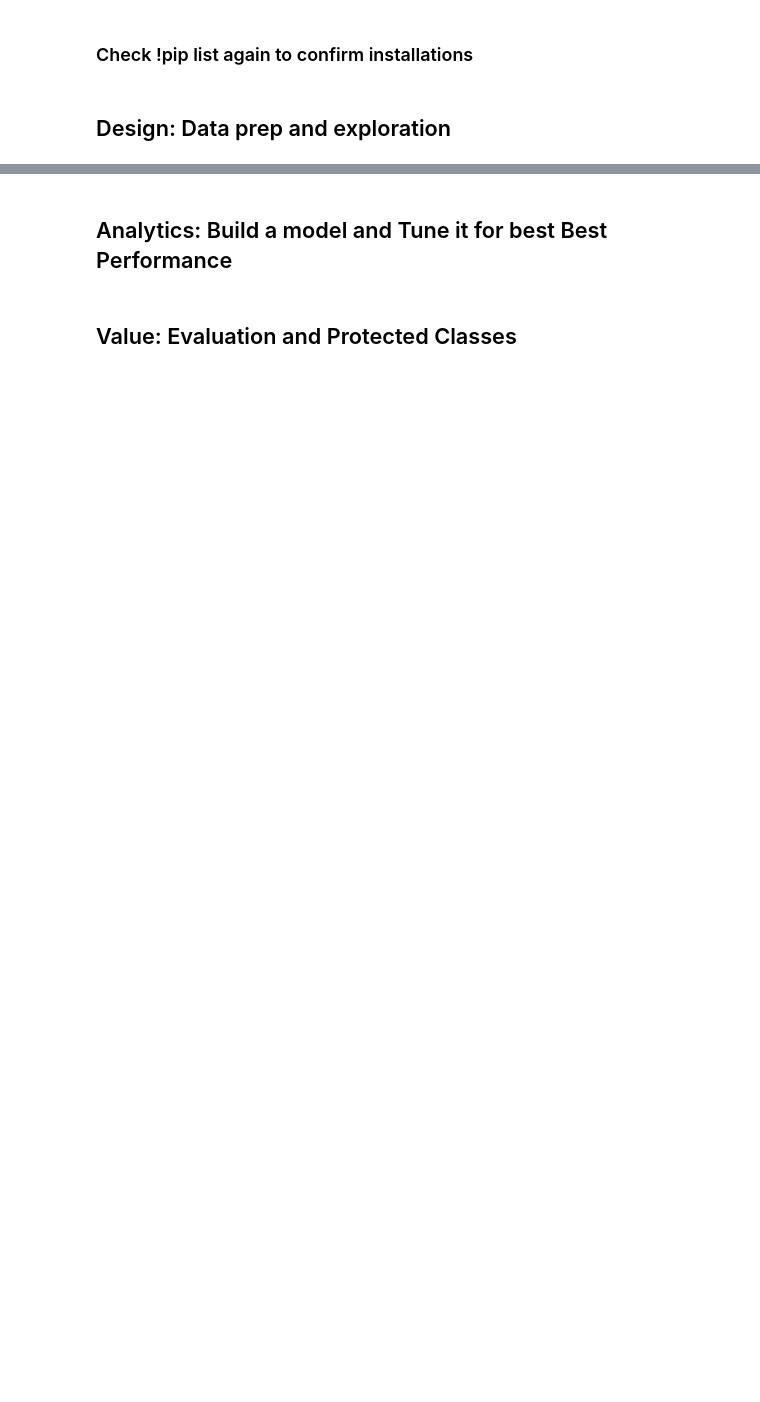
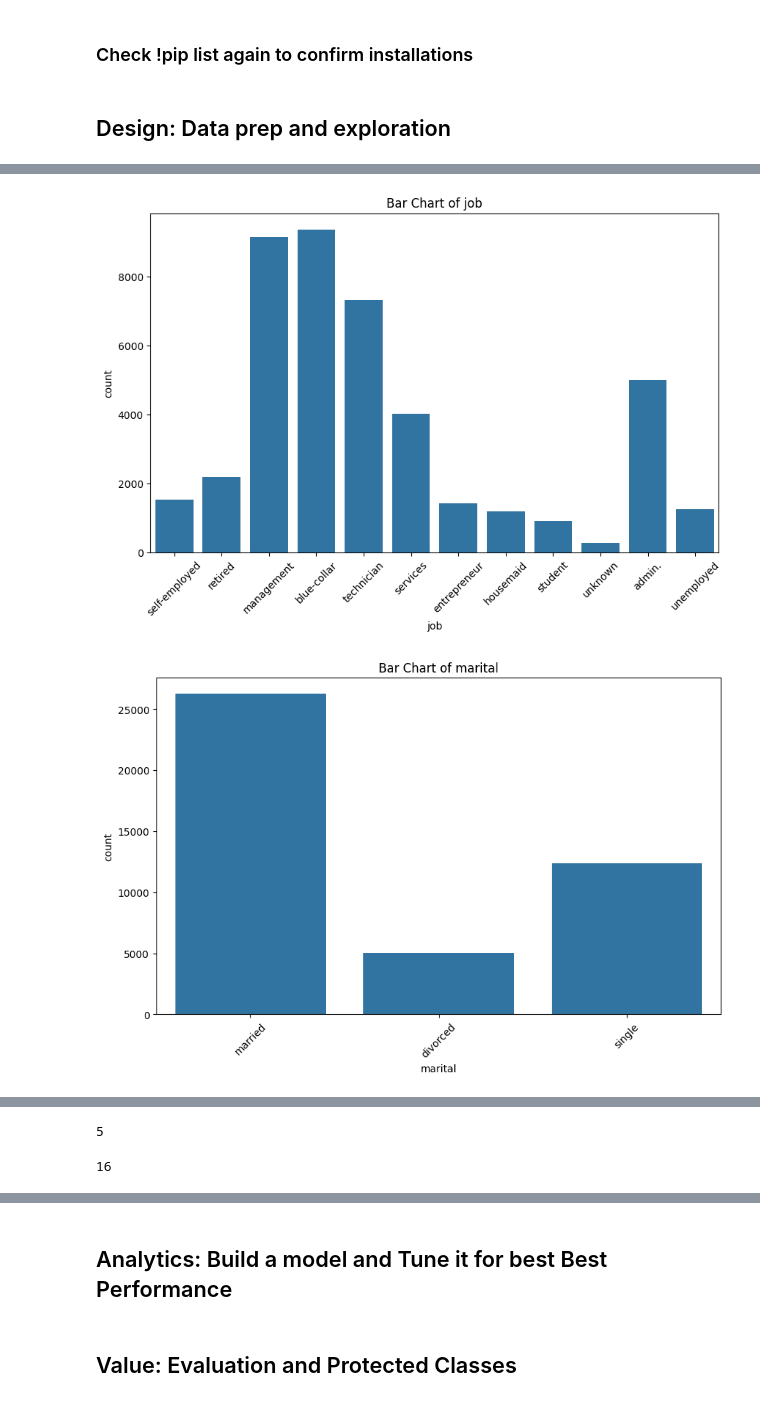
Before and after one commit to alexrubin25/ds1001_final, a Jupyter notebook: ds1001_final/notebooks/Final_Project_Notebook.ipynb, the cells around one changed output, grey strips where cells are left out. Saved outputs shown, nothing was run; the diff lists cells and outputs as text; code cells hidden in the pictures; blank space fills up the shorter version.

```diff
--- a/ds1001_final/notebooks/Final_Project_Notebook.ipynb
+++ b/ds1001_final/notebooks/Final_Project_Notebook.ipynb
@@ -116,9 +131,12 @@ for col in numeric_columns:
 # %%
 # Bar charts for categorical variables
-categorical_columns = "xx".select_dtypes(include=['object', 'category']).columns
+categorical_columns = df.select_dtypes(include=['object', 'category']).columns
 for col in categorical_columns:
     plt.figure(figsize=(10, 6))
-    sns.countplot(x="xx"[col])
+    sns.countplot(x=df[col])
     plt.title(f'Bar Chart of {col}')
     plt.xticks(rotation=45)
     plt.show()
+# %% [output]
+[figure, added]
+[figure, added]
@@ -125,5 +149,8 @@ for col in categorical_columns:
 # %%
 # How many numeric columns are in the data set?
-num_numeric_columns = "xx".select_dtypes(include=['number']).shape[1]
+num_numeric_columns = df.select_dtypes(include=['number']).shape[1]
+print(num_numeric_columns)
+# %% [output]
+5
 # %%
 # Normalization
@@ -136,6 +165,15 @@ for col in "xx".select_dtypes(include=['object']).columns:
 # %%
 # Creating dummy variables, make sure the variables that need to be converted to dummies are categorical, not numeric.
 # This might require you to convert some columns to categorical first using astype('category')
-"xx" = pd.get_dummies("xx", drop_first=True)
+original_cols = df.shape[1]
+
+df = pd.get_dummies(df, drop_first=True)
+
+new_cols = df.shape[1]
+
+columns_added = new_cols - original_cols
+print(columns_added)
+# %% [output]
+16
 # %%
 # Display missing data using the isnull function, is there any missing data?
```
Also changed, not shown: parts of 10 cells of this notebook.
